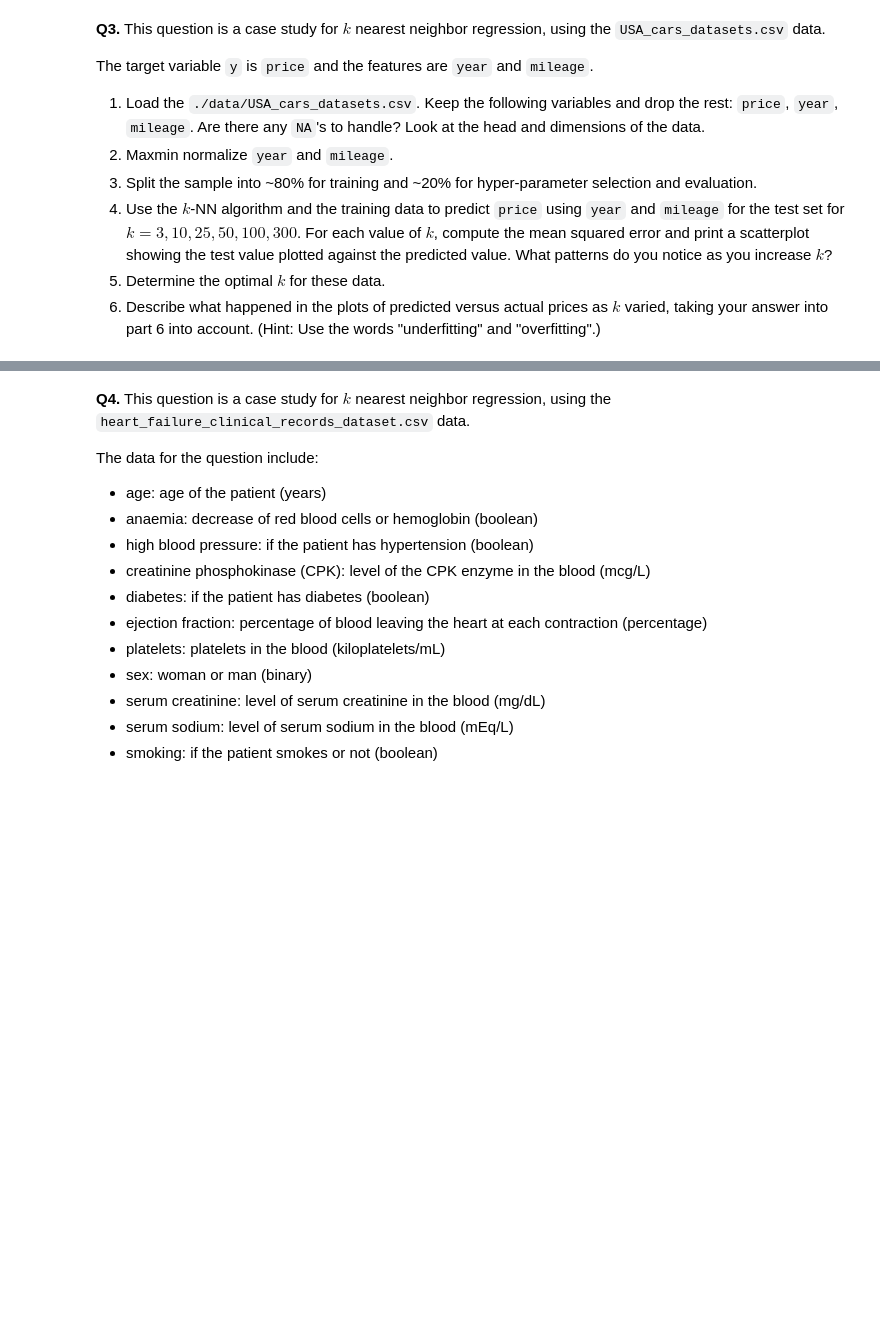
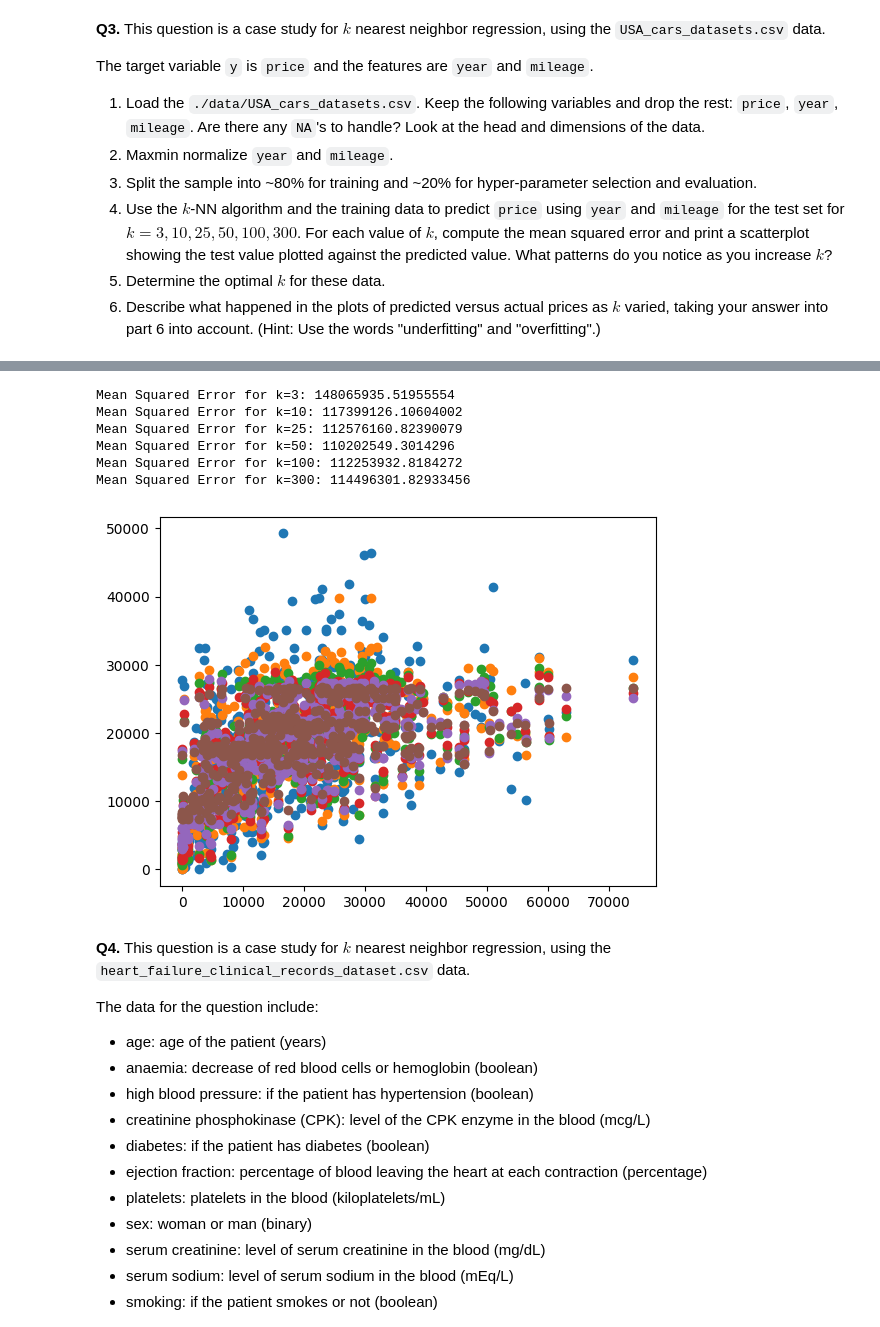
Before and after one commit to RexW999/undergrad_ml_assignments, a Jupyter notebook: 02_assignment_knn.ipynb, the cells around one changed output, grey strips where cells are left out. Drawn from its saved outputs; the diff is of its cells as text; code cells hidden in the pictures; blank space fills up the shorter version.

```diff
--- a/02_assignment_knn.ipynb
+++ b/02_assignment_knn.ipynb
@@ -157,3 +157,6 @@ The target variable `y` is `price` and the features are `year` and `mileage`.
 4. Use the $k$-NN algorithm and the training data to predict `price` using `year` and `mileage` for the test set for $k=3,10,25,50,100,300$. For each value of $k$, compute the mean squared error and print a scatterplot showing the test value plotted against the predicted value. What patterns do you notice as you increase $k$?
 5. Determine the optimal $k$ for these data.
 6. Describe what happened in the plots of predicted versus actual prices as $k$ varied, taking your answer into part 6 into account. (Hint: Use the words "underfitting" and "overfitting".)
+# %%
+df_cars =  pd.read_csv('./data/USA_cars_datasets.csv')
+df_cars
@@ -159,0 +177,5 @@ The target variable `y` is `price` and the features are `year` and `mileage`.
+# %%
+keep_cols = ['price', 'year', 'mileage']
+df_cars = df_cars[keep_cols]
+count_na = df_cars.isna().sum()
+print(count_na)
@@ -160,3 +196,28 @@ The target variable `y` is `price` and the features are `year` and `mileage`.
+# %%
+X = df_cars[['year', 'mileage']]
+y = df_cars['price']
+
+X_norm = (X - X.min()) / (X.max() - X.min())
+# %%
+from sklearn.neighbors import KNeighborsRegressor
+
+X_train, X_test, y_train, y_test = train_test_split(X_norm, y, test_size=0.2, random_state=42)
+all_k = [3, 10, 25, 50, 100, 300]
+for k in all_k:
+    knn = KNeighborsRegressor(n_neighbors=k)
+    knn.fit(X_train, y_train)
+    y_pred = knn.predict(X_test)
+    mse = np.mean((y_test - y_pred) ** 2)
+    print(f"Mean Squared Error for k={k}: {mse}")
+    plt.scatter(y_test, y_pred)
+# %% [output]
+Mean Squared Error for k=3: 148065935.51955554
+Mean Squared Error for k=10: 117399126.10604002
+Mean Squared Error for k=25: 112576160.82390079
+Mean Squared Error for k=50: 110202549.3014296
+Mean Squared Error for k=100: 112253932.8184272
+Mean Squared Error for k=300: 114496301.82933456
+[figure, added]
 # %% [markdown]
 **Q4.** This question is a case study for $k$ nearest neighbor regression, using the `heart_failure_clinical_records_dataset.csv` data.
 
```
Also changed, not shown: parts of 3 cells of this notebook.
